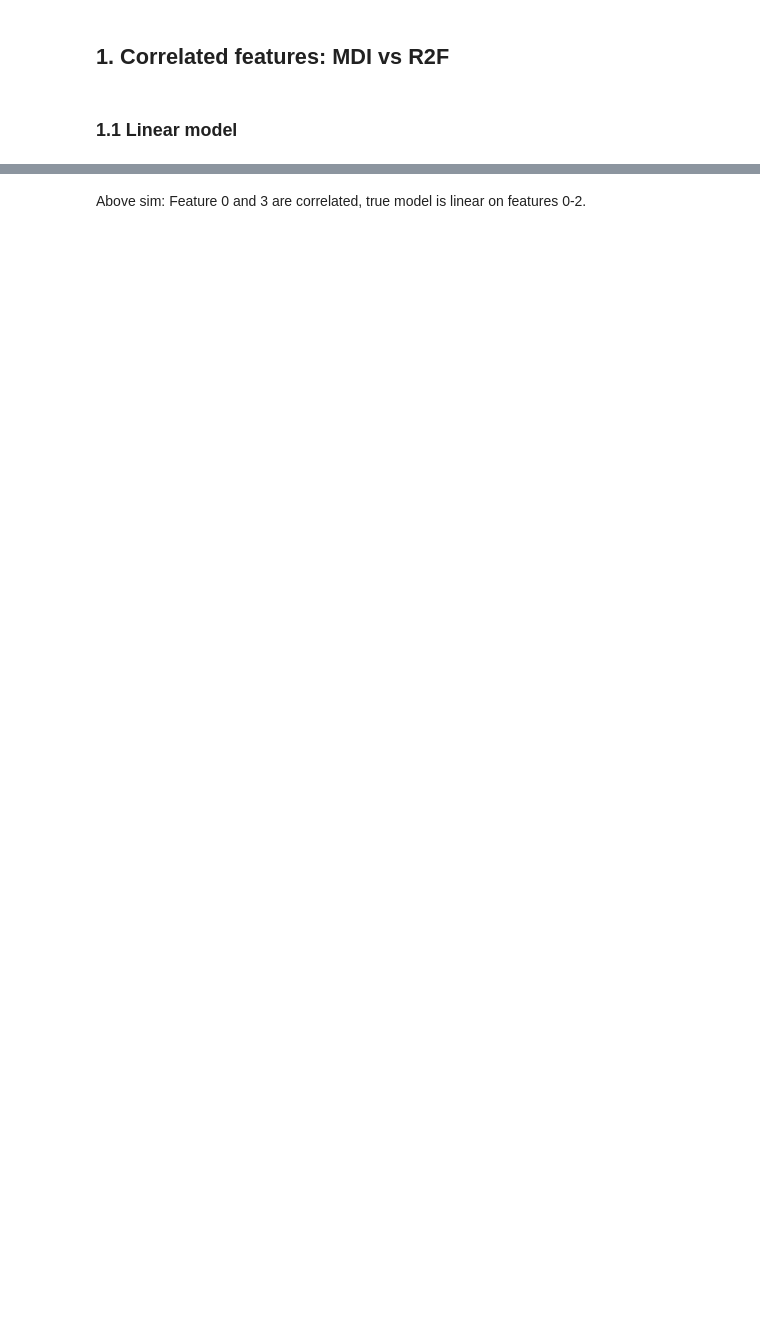
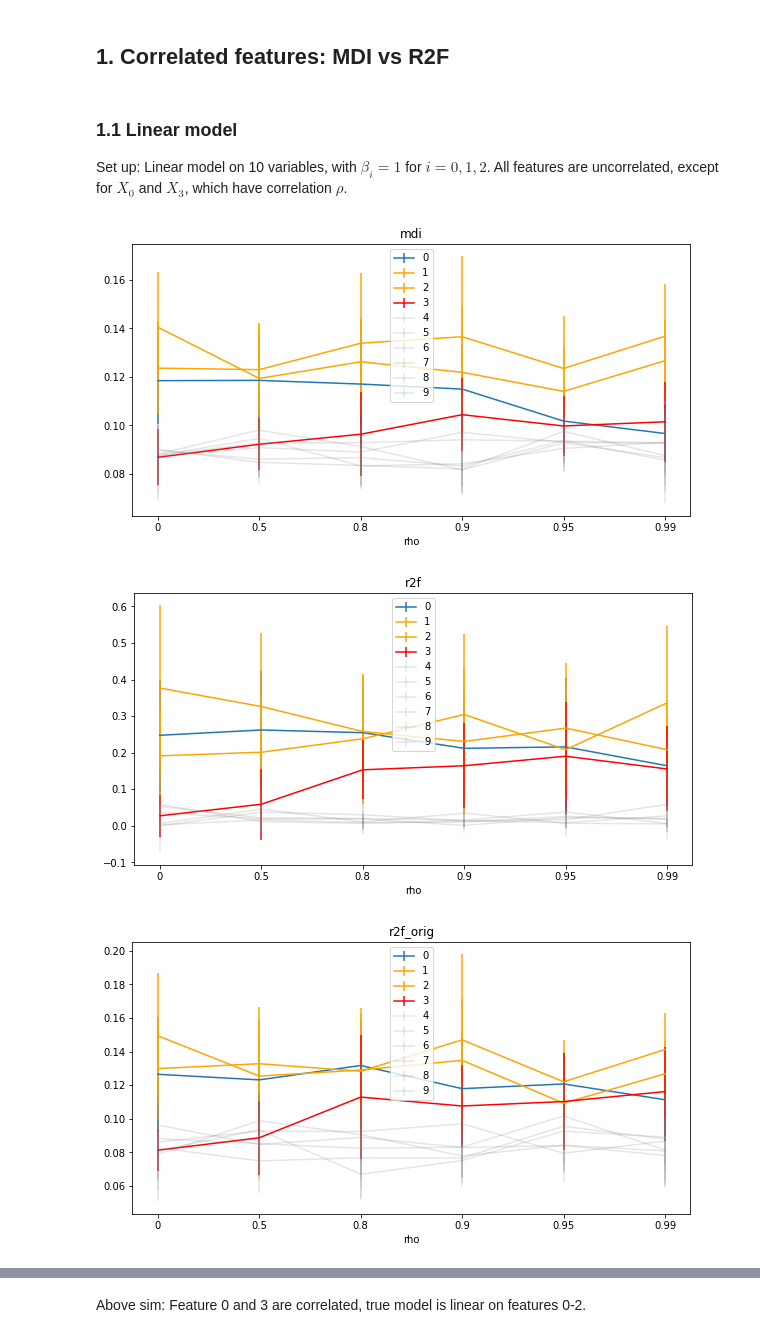
Before and after one commit to Yu-Group/imodels-experiments, a Jupyter notebook: notebooks/nonlinear_significance/03_correlated_features.ipynb, the cells around one changed output, grey strips where cells are left out. Saved outputs shown, nothing was run; the diff lists cells and outputs as text; code cells hidden in the pictures; blank space fills up the shorter version.

```diff
--- a/notebooks/nonlinear_significance/03_correlated_features.ipynb
+++ b/notebooks/nonlinear_significance/03_correlated_features.ipynb
@@ -20,4 +146,35 @@ from simulations_util import *
 # %% [markdown]
 ## 1. Correlated features: MDI vs R2F
-# %% [markdown]
-### 1.1 Linear model
+# %% [markdown]
+### 1.1 Linear model
+
+Set up: Linear model on 10 variables, with $\beta_i=1$ for $i=0,1,2$. All features are uncorrelated, except for $X_0$ and $X_3$, which have correlation $\rho$.
+# %%
+%%capture
+
+n = 200
+d = 10
+s = 3
+rho_grid = [0, 0.5, 0.8, 0.9, 0.95, 0.99]
+beta = 1
+sigma = 5
+runs = 10
+params = {"s": s,
+          "sigma": sigma,
+          "beta": beta}
+
+lin_model_results = {}
+#lin_model_results["scores"], lin_model_results["aucs"] = run_sim(n, d, s, rho_grid, linear_model, runs=10, params=params)
+# %%
+output_file = "results/lin_results.pkl"
+# pkl.dump(lin_model_results, open(output_file, "wb"))
+lin_model_results = pkl.load(open(output_file, "rb"))
+score_means, score_stds = process_results(lin_model_results["scores"], rho_grid)
+aucs = get_aucs(lin_model_results["scores"], rho_grid, s)
+auc_means, auc_stds = process_aucs(aucs, rho_grid)
+# %%
+plot_results(score_means, score_stds, s, save=True, experiment_name="lin_corr")
+# %% [output]
+[figure, added]
+[figure, added]
+[figure, added]
```
Also changed, not shown: parts of 36 cells of this notebook.
